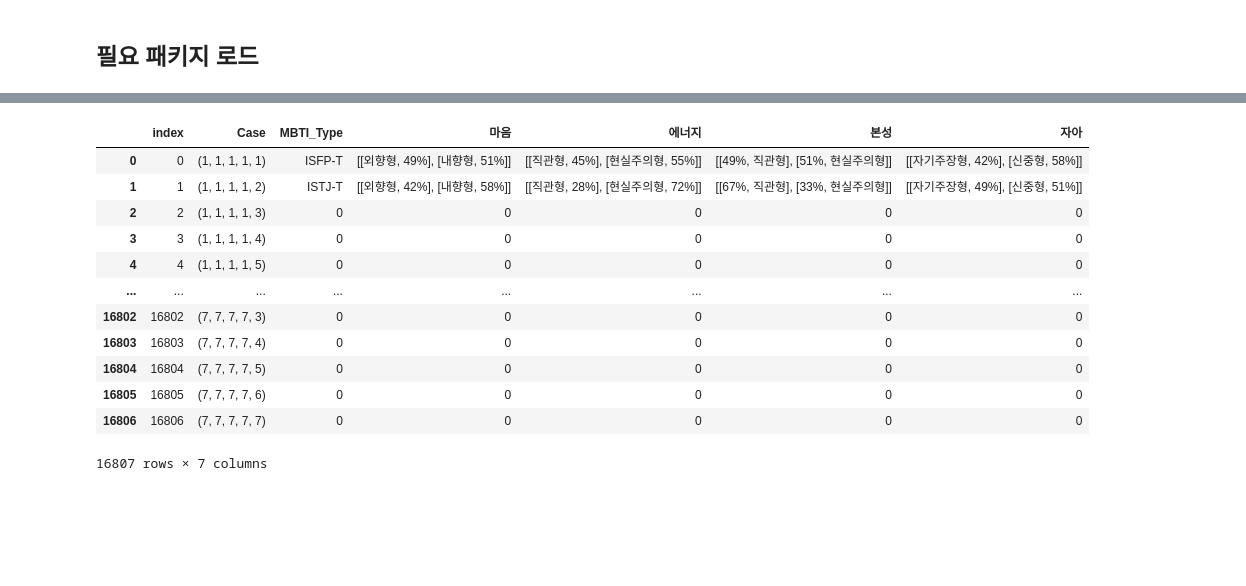
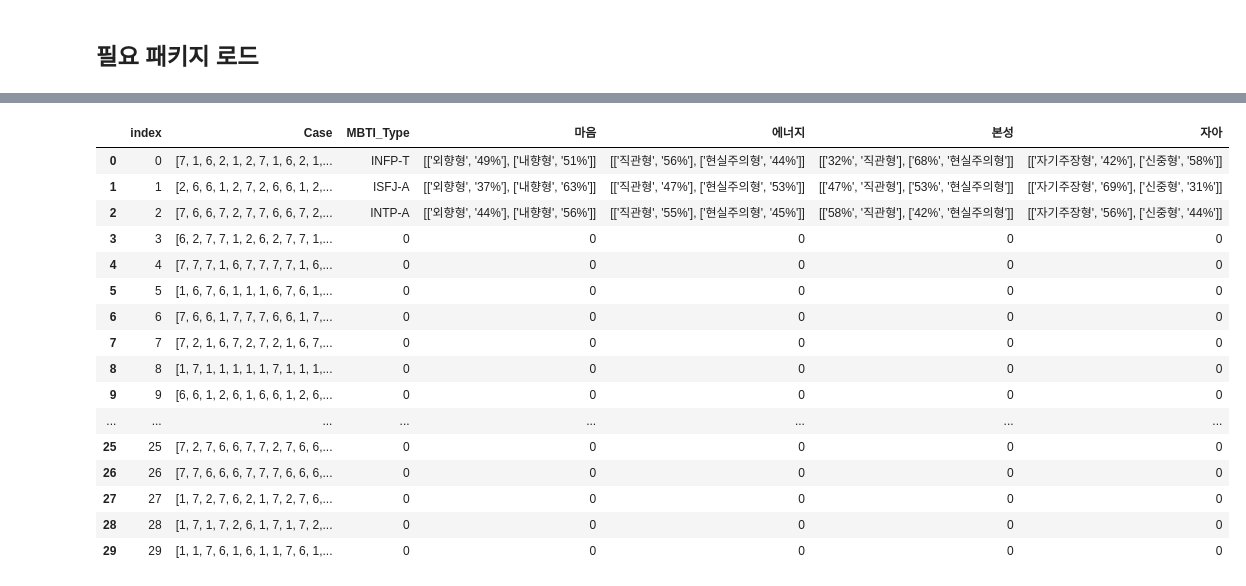
Before and after one commit to Jeong-Beom/Toy_Project_2022, a Jupyter notebook: RPA.ipynb, the cells around one changed output, grey strips where cells are left out. Drawn from its saved outputs; the diff is of its cells as text; code cells hidden in the pictures; blank space fills up the shorter version.

```diff
--- a/RPA.ipynb
+++ b/RPA.ipynb
@@ -14,24 +14,37 @@ from tqdm.notebook import tqdm
 from bs4 import BeautifulSoup
 from tqdm.notebook import tqdm # 반복문 실행시 실행도 확인용 라이브러리
 # %%
+def random_choice(number_of_cases, cases_origin):
+    test_cases = []
+    while len(test_cases) < number_of_cases:
+        tn = random.randrange(len(cases_origin))
+        if tn not in test_cases:
+            test_cases.append(tn)
+        else:
+            pass
+    return test_cases
+
 # 선택가능한 모든 경우의 수 산출 - dfs 함수 또는 파이썬 라이브러리 이용 가능 / 메모리 문제로 구현 불가
 from itertools import permutations # 일반 순열
 from itertools import product # 중복을 허용하는 순열
+import random
 
 # 용량 문제로 중위 선택지는 제외 - 3, 4, 5번은 선택안하는 거로 변경 - 홈페이지 문항선택시 추천사항 : 중위 수 선택 미추천
-# 경우의 수 문제로 4개 선택지를 중복허용하여 10번씩 뽑아 만든 순열을 이어붙인형태로만 테스트(메모리 문제)
+# 경우의 수 문제로 4개 선택지를 중복허용하여 6번씩 뽑아 만든 순열을 이어붙인형태로만 테스트(메모리 문제)
 # 페이지당 문항수 6개 x 페이지 수 10개 = 60 / repeat = 10일때 1분 25초
-cases = list(product([1, 2, 6, 7], repeat = 10))
+cases = list(product([1, 2, 6, 7], repeat = 6))
 print(len(cases))
 for i in tqdm(range(len(cases))):
     cases[i] = list(cases[i])
-    for _ in range(6):
+    for _ in range(10):
         cases[i].extend(cases[i])
 print(len(cases))
-memo = pd.DataFrame({'index' : [i for i in range(len(cases))], 'Case' : cases, 'MBTI_Type' : [0 for _ in range(len(cases))],
-                     '마음' : [0 for _ in range(len(cases))], '에너지' : [0 for _ in range(len(cases))],
-                     '본성' : [0 for _ in range(len(cases))], '자아' : [0 for _ in range(len(cases))]})
+test_cases = [cases[i] for i in random_choice(30, cases)]
+memo = pd.DataFrame({'index' : [i for i in range(len(test_cases))], 'Case' : [cases[random.randrange(len(cases))] for i in range(30)],
+                     'MBTI_Type' : [0 for _ in range(len(test_cases))],
+                     '마음' : [0 for _ in range(len(test_cases))], '에너지' : [0 for _ in range(len(test_cases))],
+                     '본성' : [0 for _ in range(len(test_cases))], '자아' : [0 for _ in range(len(test_cases))]})
 # 초기파일 생성
-memo.to_csv('C:\\Workspace\\python\\Toy_Project_2022\\data\\case.txt', sep=',', index = False)
-pd.read_csv('C:\\Workspace\\python\\Toy_Project_2022\\data\\case.txt', sep=',')
+memo.to_csv('C:\\Workspace\\python\\Toy_Project_2022\\data\\case.csv', sep=',', index = False)
+pd.read_csv('C:\\Workspace\\python\\Toy_Project_2022\\data\\case.csv', sep=',')
 # %% [output]
@@ -54,9 +71,10 @@ pd.read_csv('C:\\Workspace\\python\\Toy_Project_2022\\data\\case.txt', sep=',')
 URL = "https://www.16personalities.com/ko"
 # test_cases = [[1 for i in range(60)], [1 for i in range(30)] + [7 for i in range(30)]]
 
-for i in range(len(cases)):
+for i in tqdm(range(len(test_cases))):
+# for i in tqdm(range(2)):
     # 문항 체크 경우의 수 선언
-    present_case = cases[i]
+    present_case = memo.Case[i]
 
     # Selenium 실행 후 16personality 사이트 접속
     driver = webdriver.Chrome('C:\\Workspace\\python\\Toy_Project_2022\\chrome\\chromedriver.exe')
@@ -106,18 +134,22 @@ for i in range(len(cases)):
 # %%
 # 로직 완료 후 결과 확인
-memo.to_csv('C:\\Workspace\\python\\Toy_Project_2022\\data\\case.txt', sep=',', index = False)
-pd.read_csv('C:\\Workspace\\python\\Toy_Project_2022\\data\\case.txt', sep=',')
+memo.to_csv('C:\\Workspace\\python\\Toy_Project_2022\\data\\case_30.csv', index = False)
+pd.read_csv('C:\\Workspace\\python\\Toy_Project_2022\\data\\case_30.csv', sep=',')
 # %% [output]
 |  | index | Case | MBTI_Type | 마음 | 에너지 | 본성 | 자아 |
-| 0 | 0 | (1, 1, 1, 1, 1) | ISFP-T | [[외향형, 49%], [내향형, 51%]] | [[직관형, 45%], [현실주의형, 55%]] | [[49%, 직관형], [51%, 현실주의형]] | [[자기주장형, 42%], [신중형, 58%]] |
-| 1 | 1 | (1, 1, 1, 1, 2) | ISTJ-T | [[외향형, 42%], [내향형, 58%]] | [[직관형, 28%], [현실주의형, 72%]] | [[67%, 직관형], [33%, 현실주의형]] | [[자기주장형, 49%], [신중형, 51%]] |
-| 2 | 2 | (1, 1, 1, 1, 3) | 0 | 0 | 0 | 0 | 0 |
-| 3 | 3 | (1, 1, 1, 1, 4) | 0 | 0 | 0 | 0 | 0 |
-| 4 | 4 | (1, 1, 1, 1, 5) | 0 | 0 | 0 | 0 | 0 |
+| 0 | 0 | [7, 1, 6, 2, 1, 2, 7, 1, 6, 2, 1,... | INFP-T | [['외향형', '49%'], ['내향형', '51%']] | [['직관형', '56%'], ['현실주의형', '44%']] | [['32%', '직관형'], ['68%', '현실주의형']] | [['자기주장형', '42%'], ['신중형', '58%']] |
+| 1 | 1 | [2, 6, 6, 1, 2, 7, 2, 6, 6, 1, 2,... | ISFJ-A | [['외향형', '37%'], ['내향형', '63%']] | [['직관형', '47%'], ['현실주의형', '53%']] | [['47%', '직관형'], ['53%', '현실주의형']] | [['자기주장형', '69%'], ['신중형', '31%']] |
+| 2 | 2 | [7, 6, 6, 7, 2, 7, 7, 6, 6, 7, 2,... | INTP-A | [['외향형', '44%'], ['내향형', '56%']] | [['직관형', '55%'], ['현실주의형', '45%']] | [['58%', '직관형'], ['42%', '현실주의형']] | [['자기주장형', '56%'], ['신중형', '44%']] |
+| 3 | 3 | [6, 2, 7, 7, 1, 2, 6, 2, 7, 7, 1,... | 0 | 0 | 0 | 0 | 0 |
+| 4 | 4 | [7, 7, 7, 1, 6, 7, 7, 7, 7, 1, 6,... | 0 | 0 | 0 | 0 | 0 |
+| 5 | 5 | [1, 6, 7, 6, 1, 1, 1, 6, 7, 6, 1,... | 0 | 0 | 0 | 0 | 0 |
+| 6 | 6 | [7, 6, 6, 1, 7, 7, 7, 6, 6, 1, 7,... | 0 | 0 | 0 | 0 | 0 |
+| 7 | 7 | [7, 2, 1, 6, 7, 2, 7, 2, 1, 6, 7,... | 0 | 0 | 0 | 0 | 0 |
+| 8 | 8 | [1, 7, 1, 1, 1, 1, 1, 7, 1, 1, 1,... | 0 | 0 | 0 | 0 | 0 |
+| 9 | 9 | [6, 6, 1, 2, 6, 1, 6, 6, 1, 2, 6,... | 0 | 0 | 0 | 0 | 0 |
 | ... | ... | ... | ... | ... | ... | ... | ... |
-| 16802 | 16802 | (7, 7, 7, 7, 3) | 0 | 0 | 0 | 0 | 0 |
-| 16803 | 16803 | (7, 7, 7, 7, 4) | 0 | 0 | 0 | 0 | 0 |
-| 16804 | 16804 | (7, 7, 7, 7, 5) | 0 | 0 | 0 | 0 | 0 |
-| 16805 | 16805 | (7, 7, 7, 7, 6) | 0 | 0 | 0 | 0 | 0 |
-| 16806 | 16806 | (7, 7, 7, 7, 7) | 0 | 0 | 0 | 0 | 0 |
+| 25 | 25 | [7, 2, 7, 6, 6, 7, 7, 2, 7, 6, 6,... | 0 | 0 | 0 | 0 | 0 |
+| 26 | 26 | [7, 7, 6, 6, 6, 7, 7, 7, 6, 6, 6,... | 0 | 0 | 0 | 0 | 0 |
+| 27 | 27 | [1, 7, 2, 7, 6, 2, 1, 7, 2, 7, 6,... | 0 | 0 | 0 | 0 | 0 |
+| 28 | 28 | [1, 7, 1, 7, 2, 6, 1, 7, 1, 7, 2,... | 0 | 0 | 0 | 0 | 0 |
+| 29 | 29 | [1, 1, 7, 6, 1, 6, 1, 1, 7, 6, 1,... | 0 | 0 | 0 | 0 | 0 |
-16807 rows × 7 columns
```
Also changed, not shown: parts of 2 cells of this notebook.
